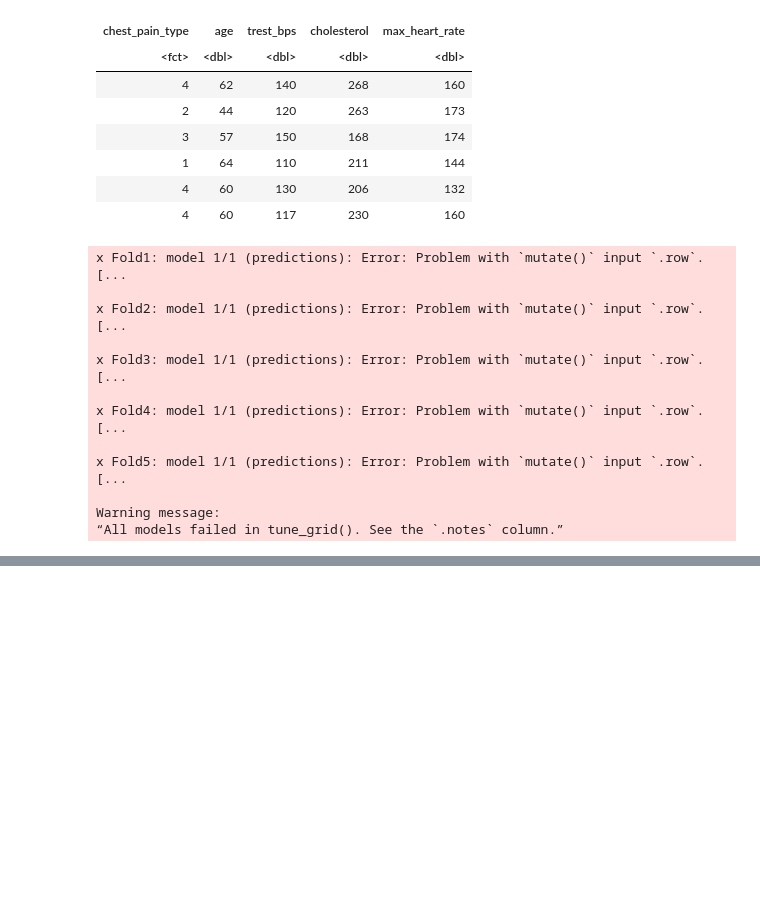
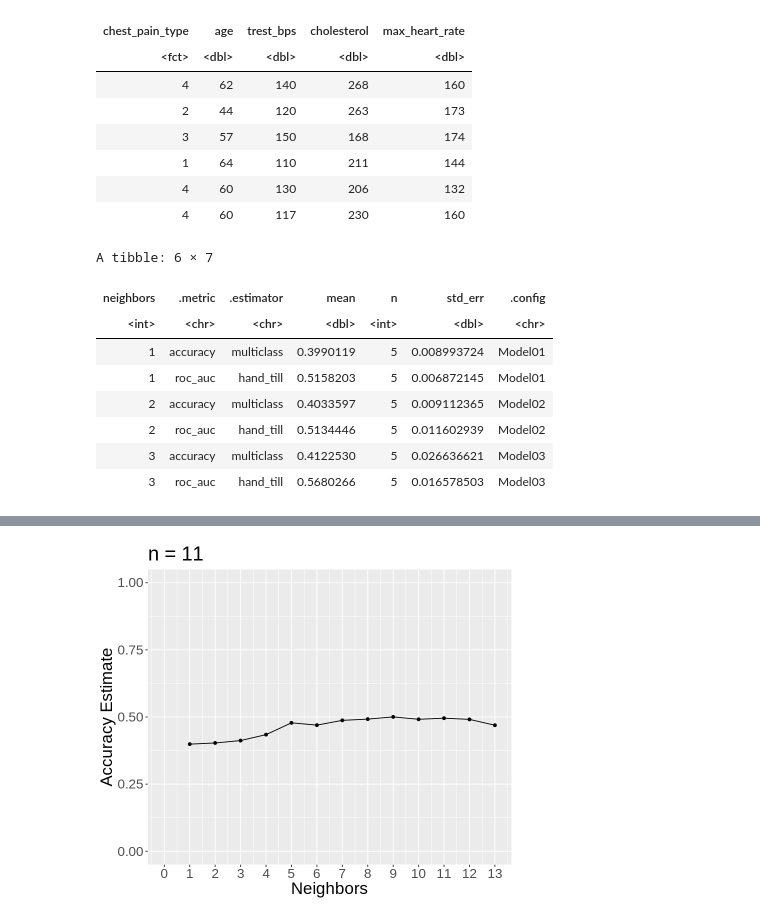
Before and after one commit to Tracywxr/Chest-Pain-Types-Prediction, a Jupyter notebook: Classification Analysis.ipynb, the cells around one changed output, grey strips where cells are left out. Drawn from its saved outputs; the diff is of its cells as text; code cells hidden in the pictures; blank space fills up the shorter version.

```diff
--- a/Classification Analysis.ipynb
+++ b/Classification Analysis.ipynb
@@ -67,14 +84,10 @@ $ no_vessels_colored      <chr> "0.0", "3.0", "2.0", "0.0", "0.0", "0.0", "2.…
 $ thal                    <chr> "6.0", "3.0", "7.0", "3.0", "3.0", "3.0", "3.…
 $ healthy                 <dbl> 0, 2, 1, 0, 0, 0, 3, 0, 2, 1, 0, 0, 2, 0, 0, …
 # %%
-# # add colomn names
-# names(chest_pain_data) <- c("age", "sex","chest_pain_type","trest_bps","cholesterol","fasting_blood_sugar",
-#                             "resting_ecg","max_heart_rate","exercise_induced_angina","oldpeak","slope",
-#                             "no_vessels_colored","thal","healthy")
-
 # select columns we're using and convert chest_pain_type to factor
-chest_pain_data <- select(chest_pain_data, chest_pain_type, age, trest_bps, cholesterol, max_heart_rate) %>%
-    mutate(chest_pain_type = as_factor(chest_pain_type))
+chest_pain_data <- chest_pain_data %>%
+select(chest_pain_type, age, trest_bps, cholesterol, max_heart_rate) %>%
+mutate(chest_pain_type = as_factor(chest_pain_type))
 
 slice(chest_pain_data,1:6)
 # %% [output]
@@ -220,9 +233,9 @@ knn_tune <- nearest_neighbor(weight_func = "rectangular", neighbors = tune()) %>
 # recipe and standardization
 cp_recipe <- recipe(chest_pain_type~age+max_heart_rate, data = chest_pain_data_train) %>%
 # cp_recipe <- recipe(chest_pain_type~age+trest_bps+cholesterol+max_heart_rate, data = chest_pain_data_train) %>%
+#    step_upsample(chest_pain_type, over_ratio = 1) %>%         # fix imbalances
     step_scale(all_predictors()) %>%
-    step_center(all_predictors()) %>%
-    step_upsample(Class, over_ratio = , skip = FALSE)        # fix imbalances
+    step_center(all_predictors())
 
 # workflow
 knn_result <- workflow() %>%
@@ -230,33 +243,31 @@ knn_result <- workflow() %>%
     add_model(knn_tune) %>%
     tune_grid(resamples = vfold, grid = 50) %>%
     collect_metrics()
+slice (knn_result, 1:6)
 
 # accuracy
 accuracies <- knn_result %>%
     filter(.metric == "accuracy")
 
+options(repr.plot.width = 7, repr.plot.height = 6)
 # accuracy plot
 cross_val_plot <- accuracies %>%
     ggplot(aes(x=neighbors, y=mean)) +
     geom_point()+
     geom_line() +
-    labs(x="Neighbors", y="Accuracy Estimate")
+    labs(x="Neighbors", y="Accuracy Estimate") +
+    ggtitle("n = 11") +
+    theme(text = element_text(size = 20)) +
+    scale_x_continuous(limits = c(0, 13), breaks = seq(0, 13, by = 1)) +  # adjusting the x-axis
+    scale_y_continuous(limits = c(0, 1)) # adjusting the y-axis
 cross_val_plot
 # %% [output]
-x Fold1: model 1/1 (predictions): Error: Problem with `mutate()` input `.row`.
-[...
-
-x Fold2: model 1/1 (predictions): Error: Problem with `mutate()` input `.row`.
-[...
-
-x Fold3: model 1/1 (predictions): Error: Problem with `mutate()` input `.row`.
-[...
-
-x Fold4: model 1/1 (predictions): Error: Problem with `mutate()` input `.row`.
-[...
-
-x Fold5: model 1/1 (predictions): Error: Problem with `mutate()` input `.row`.
-[...
-
-Warning message:
-“All models failed in tune_grid(). See the `.notes` column.”
+A tibble: 6 × 7
+| neighbors | .metric | .estimator | mean | n | std_err | .config |
+| <int> | <chr> | <chr> | <dbl> | <int> | <dbl> | <chr> |
+| 1 | accuracy | multiclass | 0.3990119 | 5 | 0.008993724 | Model01 |
+| 1 | roc_auc | hand_till | 0.5158203 | 5 | 0.006872145 | Model01 |
+| 2 | accuracy | multiclass | 0.4033597 | 5 | 0.009112365 | Model02 |
+| 2 | roc_auc | hand_till | 0.5134446 | 5 | 0.011602939 | Model02 |
+| 3 | accuracy | multiclass | 0.4122530 | 5 | 0.026636621 | Model03 |
+| 3 | roc_auc | hand_till | 0.5680266 | 5 | 0.016578503 | Model03 |
@@ -263,0 +278 @@ ERROR: Error: All of the models failed. See the .notes column.
+[figure, added]
```
Also changed, not shown: parts of 5 cells of this notebook.
